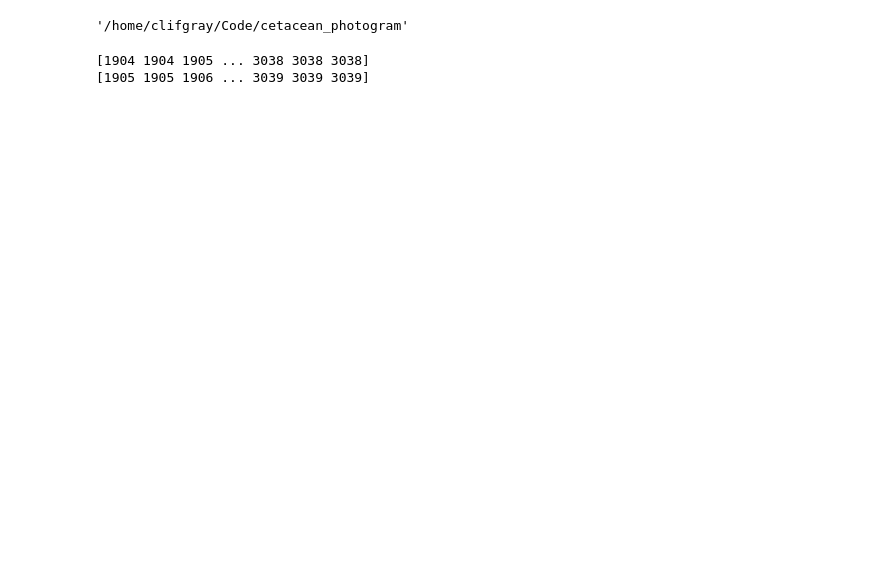
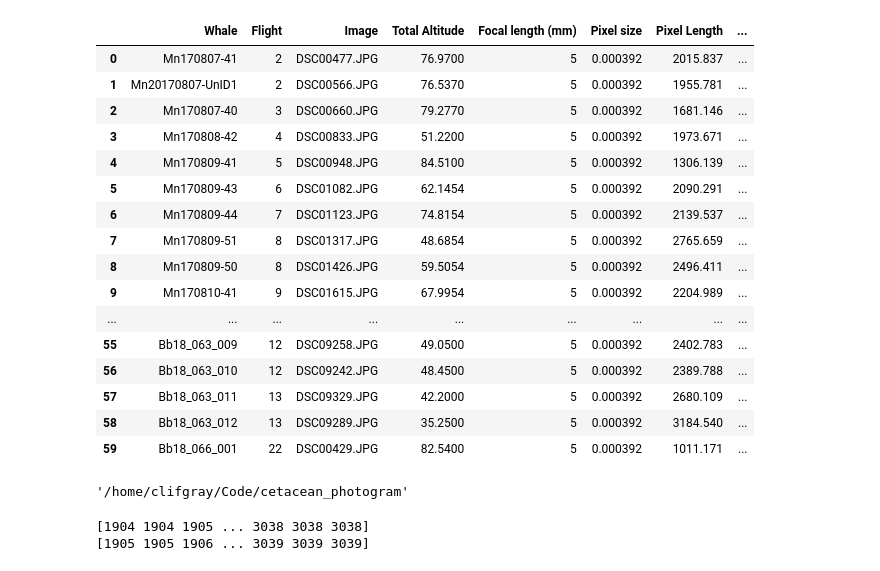
Before and after one commit to patrickcgray/cetacean_photogram, a Jupyter notebook: reading_csvs.ipynb, the cells around one changed output. Drawn from its saved outputs; the diff is of its cells as text; code cells hidden in the pictures; blank space fills up the shorter version.

```diff
--- a/reading_csvs.ipynb
+++ b/reading_csvs.ipynb
@@ -48,3 +54,23 @@ measurements_df
+# %%
+pd.read_csv('../photogram_data/whale_measurements.csv')
+# %% [output]
+|  | Whale | Flight | Image | Total Altitude | Focal length (mm) | Pixel size | Pixel Length | ... |
+| 0 | Mn170807-41 | 2 | DSC00477.JPG | 76.9700 | 5 | 0.000392 | 2015.837 | ... |
+| 1 | Mn20170807-UnID1 | 2 | DSC00566.JPG | 76.5370 | 5 | 0.000392 | 1955.781 | ... |
+| 2 | Mn170807-40 | 3 | DSC00660.JPG | 79.2770 | 5 | 0.000392 | 1681.146 | ... |
+| 3 | Mn170808-42 | 4 | DSC00833.JPG | 51.2200 | 5 | 0.000392 | 1973.671 | ... |
+| 4 | Mn170809-41 | 5 | DSC00948.JPG | 84.5100 | 5 | 0.000392 | 1306.139 | ... |
+| 5 | Mn170809-43 | 6 | DSC01082.JPG | 62.1454 | 5 | 0.000392 | 2090.291 | ... |
+| 6 | Mn170809-44 | 7 | DSC01123.JPG | 74.8154 | 5 | 0.000392 | 2139.537 | ... |
+| 7 | Mn170809-51 | 8 | DSC01317.JPG | 48.6854 | 5 | 0.000392 | 2765.659 | ... |
+| 8 | Mn170809-50 | 8 | DSC01426.JPG | 59.5054 | 5 | 0.000392 | 2496.411 | ... |
+| 9 | Mn170810-41 | 9 | DSC01615.JPG | 67.9954 | 5 | 0.000392 | 2204.989 | ... |
+| ... | ... | ... | ... | ... | ... | ... | ... | ... |
+| 55 | Bb18_063_009 | 12 | DSC09258.JPG | 49.0500 | 5 | 0.000392 | 2402.783 | ... |
+| 56 | Bb18_063_010 | 12 | DSC09242.JPG | 48.4500 | 5 | 0.000392 | 2389.788 | ... |
+| 57 | Bb18_063_011 | 13 | DSC09329.JPG | 42.2000 | 5 | 0.000392 | 2680.109 | ... |
+| 58 | Bb18_063_012 | 13 | DSC09289.JPG | 35.2500 | 5 | 0.000392 | 3184.540 | ... |
+| 59 | Bb18_066_001 | 22 | DSC00429.JPG | 82.5400 | 5 | 0.000392 | 1011.171 | ... |
 # %%
 import json
 # %%
```
Also changed, not shown: parts of 3 cells of this notebook, 1 other file.
